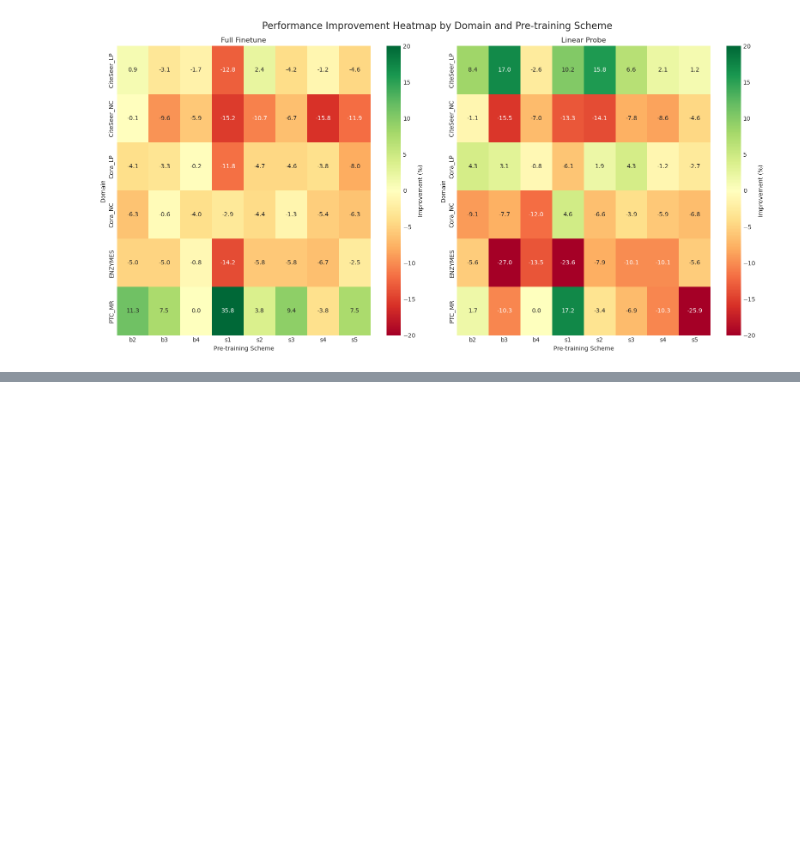
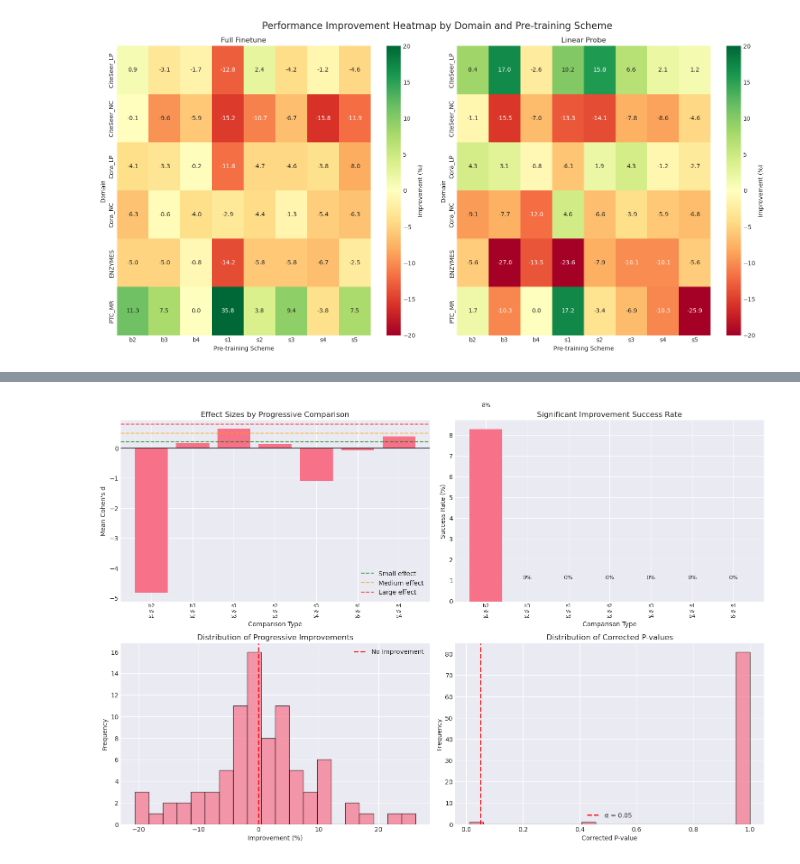
Before and after one commit to alonbebchuk/GNN-Pretraining, a Jupyter notebook: analysis/02_research_questions_exploration.ipynb, the cells around one changed output, grey strips where cells are left out. Saved outputs shown, nothing was run; the diff lists cells and outputs as text; code cells hidden in the pictures; blank space fills up the shorter version.

```diff
--- a/analysis/02_research_questions_exploration.ipynb
+++ b/analysis/02_research_questions_exploration.ipynb
@@ -164,0 +386,98 @@ plt.show()
+# %%
+# RQ2.3: Progressive Task Combination Analysis
+if progressive_df is not None:
+    print("="*60)
+    print("RQ2.3: PROGRESSIVE TASK COMBINATION ANALYSIS")
+    print("="*60)
+
+    # Filter for significant improvements
+    sig_improvements = progressive_df[
+        progressive_df['significant_corrected'] & (progressive_df['improvement_pct'] > 0)
+    ]
+
+    print(f"\nProgressive Comparison Results:")
+    print(f"   Total comparisons: {len(progressive_df)}")
+    print(f"   Significant improvements: {len(sig_improvements)}")
+    print(f"   Success rate: {len(sig_improvements)/len(progressive_df)*100:.1f}%")
+
+    if not sig_improvements.empty:
+        # Show best progressive improvements
+        best_improvements = sig_improvements.nlargest(5, 'improvement_pct')
+        print(f"\nTop 5 Significant Progressive Improvements:")
+        for idx, row in best_improvements.iterrows():
+            print(f"   {row['comparison']}: +{row['improvement_pct']:.2f}% "
+                  f"(p={row['p_value_corrected']:.4f}, d={row['cohens_d']:.2f})")
+            print(f"      {row['description']}")
+
+    # Detailed comparison analysis
+    print(f"\nComparison Categories Summary:")
+    comparison_summary = progressive_df.groupby('comparison').agg({
+        'improvement_pct': ['mean', 'std', 'count'],
+        'significant_corrected': 'sum'
+    }).round(3)
+    comparison_summary.columns = ['_'.join(col) for col in comparison_summary.columns]
+    comparison_summary['success_rate'] = (comparison_summary['significant_corrected_sum'] /
+                                         comparison_summary['improvement_pct_count'] * 100).round(1)
+
+    print(comparison_summary)
+
+    # Visualize progressive comparisons
+    plt.figure(figsize=(15, 10))
+
+    # 1. Effect sizes by comparison type
+    plt.subplot(2, 2, 1)
+    comparison_types = progressive_df['comparison'].unique()
+    effect_sizes = [progressive_df[progressive_df['comparison'] == comp]['cohens_d'].mean()
+                   for comp in comparison_types]
+
+    bars = plt.bar(range(len(comparison_types)), effect_sizes)
+    plt.axhline(y=0, color='black', linestyle='-', alpha=0.7)
+    plt.axhline(y=0.2, color='green', linestyle='--', alpha=0.7, label='Small effect')
+    plt.axhline(y=0.5, color='orange', linestyle='--', alpha=0.7, label='Medium effect')
+    plt.axhline(y=0.8, color='red', linestyle='--', alpha=0.7, label='Large effect')
+    plt.xlabel('Comparison Type')
+    plt.ylabel('Mean Cohen\'s d')
+    plt.title('Effect Sizes by Progressive Comparison')
+    plt.xticks(range(len(comparison_types)), [c.split(' vs ')[0] + '\nvs\n' + c.split(' vs ')[1]
+                                             for c in comparison_types], fontsize=8)
+    plt.legend()
+
+    # 2. Success rate by comparison
+    plt.subplot(2, 2, 2)
+    success_rates = comparison_summary['success_rate']
+    bars = plt.bar(range(len(success_rates)), success_rates)
+    plt.xlabel('Comparison Type')
+    plt.ylabel('Success Rate (%)')
+    plt.title('Significant Improvement Success Rate')
+    plt.xticks(range(len(success_rates)), [c.split(' vs ')[0] + '\nvs\n' + c.split(' vs ')[1]
+                                          for c in success_rates.index], fontsize=8)
+
+    # Add value labels
+    for bar, rate in zip(bars, success_rates):
+        plt.text(bar.get_x() + bar.get_width()/2, rate + 1,
+                f'{rate:.0f}%', ha='center', va='bottom', fontsize=9)
+
+    # 3. Improvement distribution
+    plt.subplot(2, 2, 3)
+    progressive_df['improvement_pct'].hist(bins=20, alpha=0.7, edgecolor='black')
+    plt.axvline(x=0, color='red', linestyle='--', linewidth=2, label='No Improvement')
+    plt.xlabel('Improvement (%)')
+    plt.ylabel('Frequency')
+    plt.title('Distribution of Progressive Improvements')
+    plt.legend()
+
+    # 4. P-value distribution
+    plt.subplot(2, 2, 4)
+    progressive_df['p_value_corrected'].hist(bins=20, alpha=0.7, edgecolor='black')
+    plt.axvline(x=0.05, color='red', linestyle='--', linewidth=2, label='α = 0.05')
+    plt.xlabel('Corrected P-value')
+    plt.ylabel('Frequency')
+    plt.title('Distribution of Corrected P-values')
+    plt.legend()
+
+    plt.tight_layout()
+    plt.savefig(FIGURES_DIR / 'rq2_progressive_analysis.png', dpi=300, bbox_inches='tight')
+    plt.show()
+else:
+    print("Progressive comparison data not available. Run RQ2 analysis first.")
+# %% [output]
@@ -164,0 +501 @@ plt.show()
+[figure, added]
```
Also changed, not shown: parts of 6 cells of this notebook, 13 other files.
